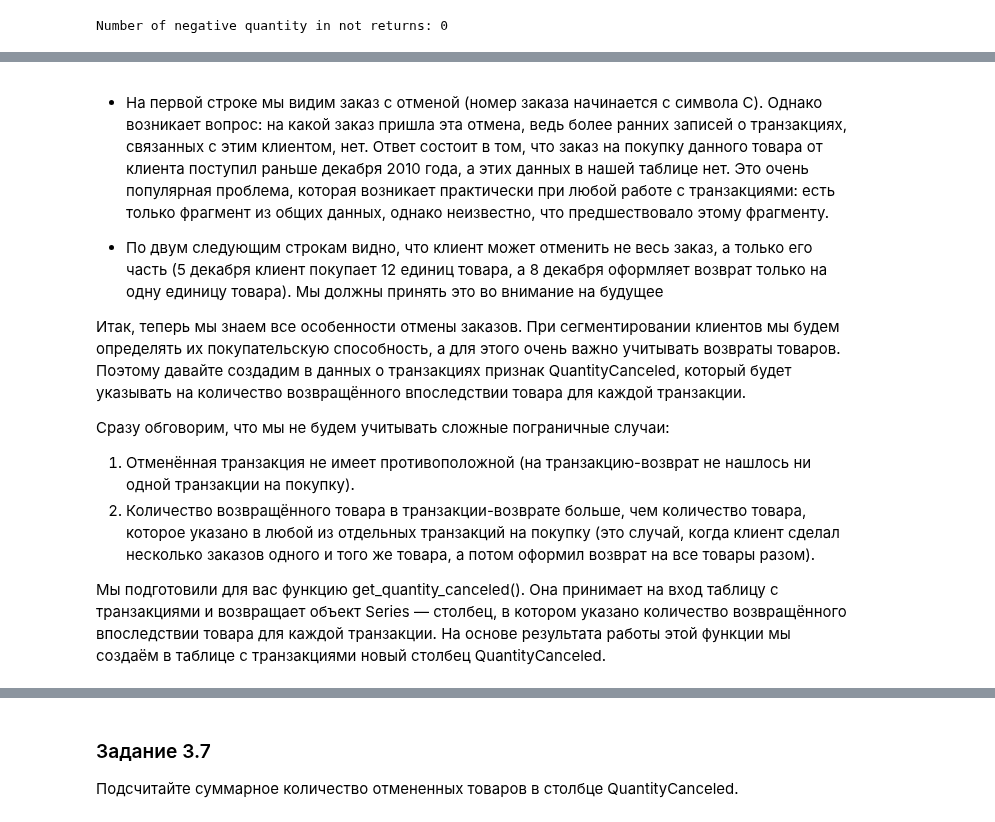
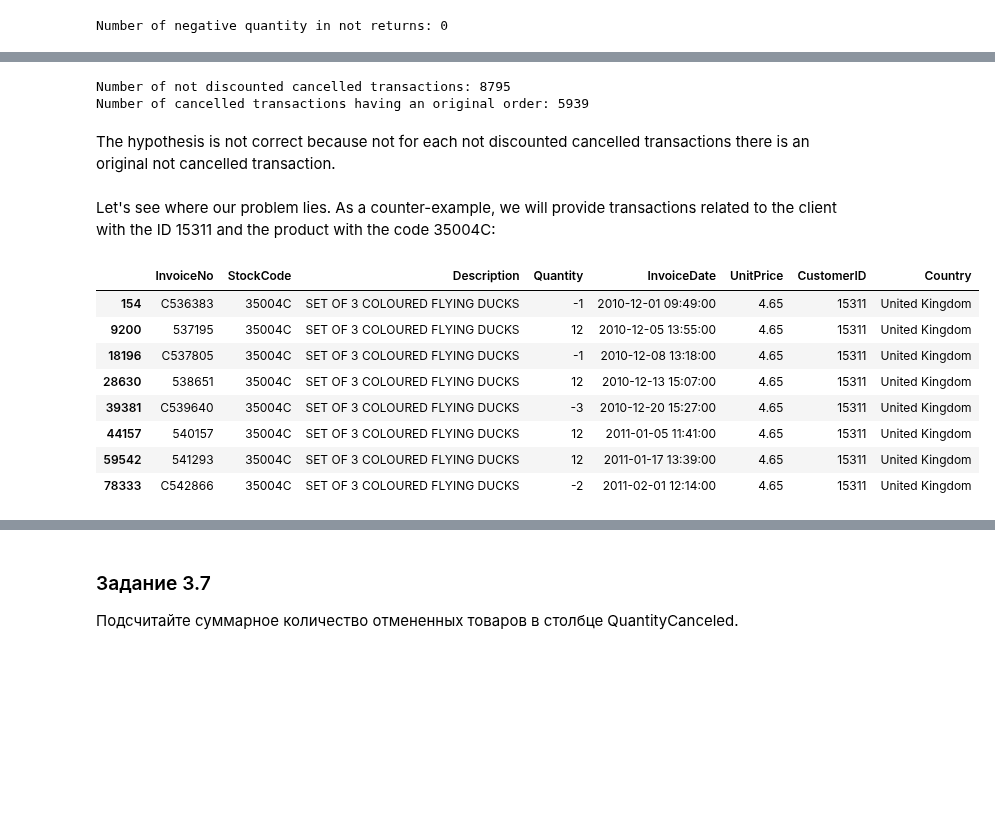
Before and after one commit to helios12/DataScienceProjects, a Jupyter notebook: projects/project-6/Project-6.Customer_segmentation.ipynb, the cells around one changed output, grey strips where cells are left out. Saved outputs shown, nothing was run; the diff lists cells and outputs as text; code cells hidden in the pictures; blank space fills up the shorter version.

```diff
--- a/projects/project-6/Project-6.Customer_segmentation.ipynb
+++ b/projects/project-6/Project-6.Customer_segmentation.ipynb
@@ -312,16 +358,24 @@ nb_products_per_basket[nb_products_per_basket['order_canceled']==1].head()
+# %%
+cancelled_orders = cancelled_orders[cancelled_orders['StockCode'] != 'D']
+print('Number of not discounted cancelled transactions:', cancelled_orders.shape[0])
+cancelled_having_original = cancelled_orders.merge(data, on=['CustomerID', 'StockCode', 'Quantity'])
+print('Number of cancelled transactions having an original order:', cancelled_having_original.shape[0])
+# %% [output]
+Number of not discounted cancelled transactions: 8795
+Number of cancelled transactions having an original order: 5939
+# %% [markdown]
+The hypothesis is not correct because not for each not discounted cancelled transactions there is an original not cancelled transaction.
+# %% [markdown]
+Let's see where our problem lies. As a counter-example, we will provide transactions related to the client with the ID 15311 and the product with the code 35004C:
 # %%
-#data[(data['CustomerID'] == '15311') & (data['StockCode'] == '35004C')]
+data[(data['CustomerID'] == '15311') & (data['StockCode'] == '35004C')]
+# %% [output]
+|  | InvoiceNo | StockCode | Description | Quantity | InvoiceDate | UnitPrice | CustomerID | Country |
+| 154 | C536383 | 35004C | SET OF 3 COLOURED FLYING DUCKS | -1 | 2010-12-01 09:49:00 | 4.65 | 15311 | United Kingdom |
+| 9200 | 537195 | 35004C | SET OF 3 COLOURED FLYING DUCKS | 12 | 2010-12-05 13:55:00 | 4.65 | 15311 | United Kingdom |
+| 18196 | C537805 | 35004C | SET OF 3 COLOURED FLYING DUCKS | -1 | 2010-12-08 13:18:00 | 4.65 | 15311 | United Kingdom |
+| 28630 | 538651 | 35004C | SET OF 3 COLOURED FLYING DUCKS | 12 | 2010-12-13 15:07:00 | 4.65 | 15311 | United Kingdom |
+| 39381 | C539640 | 35004C | SET OF 3 COLOURED FLYING DUCKS | -3 | 2010-12-20 15:27:00 | 4.65 | 15311 | United Kingdom |
+| 44157 | 540157 | 35004C | SET OF 3 COLOURED FLYING DUCKS | 12 | 2011-01-05 11:41:00 | 4.65 | 15311 | United Kingdom |
+| 59542 | 541293 | 35004C | SET OF 3 COLOURED FLYING DUCKS | 12 | 2011-01-17 13:39:00 | 4.65 | 15311 | United Kingdom |
+| 78333 | C542866 | 35004C | SET OF 3 COLOURED FLYING DUCKS | -2 | 2011-02-01 12:14:00 | 4.65 | 15311 | United Kingdom |
-# %% [markdown]
-* На первой строке мы видим заказ с отменой (номер заказа начинается с символа C). Однако возникает вопрос: на какой заказ пришла эта отмена, ведь более ранних записей о транзакциях, связанных с этим клиентом, нет.
-Ответ состоит в том, что заказ на покупку данного товара от клиента поступил раньше декабря 2010 года, а этих данных в нашей таблице нет. Это очень популярная проблема, которая возникает практически при любой работе с транзакциями: есть только фрагмент из общих данных, однако неизвестно, что предшествовало этому фрагменту.
-
-* По двум следующим строкам видно, что клиент может отменить не весь заказ, а только его часть (5 декабря клиент покупает 12 единиц товара, а 8 декабря оформляет возврат только на одну единицу товара). Мы должны принять это во внимание на будущее
-
-Итак, теперь мы знаем все особенности отмены заказов. При сегментировании клиентов мы будем определять их покупательскую способность, а для этого очень важно учитывать возвраты товаров. Поэтому давайте создадим в данных о транзакциях признак QuantityCanceled, который будет указывать на количество возвращённого впоследствии товара для каждой транзакции.
-
-Сразу обговорим, что мы не будем учитывать сложные пограничные случаи:
-1. Отменённая транзакция не имеет противоположной (на транзакцию-возврат не нашлось ни одной транзакции на покупку).
-2. Количество возвращённого товара в транзакции-возврате больше, чем количество товара, которое указано в любой из отдельных транзакций на покупку (это случай, когда клиент сделал несколько заказов одного и того же товара, а потом оформил возврат на все товары разом).
-
-
-Мы подготовили для вас функцию get_quantity_canceled(). Она принимает на вход таблицу с транзакциями и возвращает объект Series — столбец, в котором указано количество возвращённого впоследствии товара для каждой транзакции. На основе результата работы этой функции мы создаём в таблице с транзакциями новый столбец QuantityCanceled.
```
Also changed, not shown: parts of 27 cells of this notebook.
